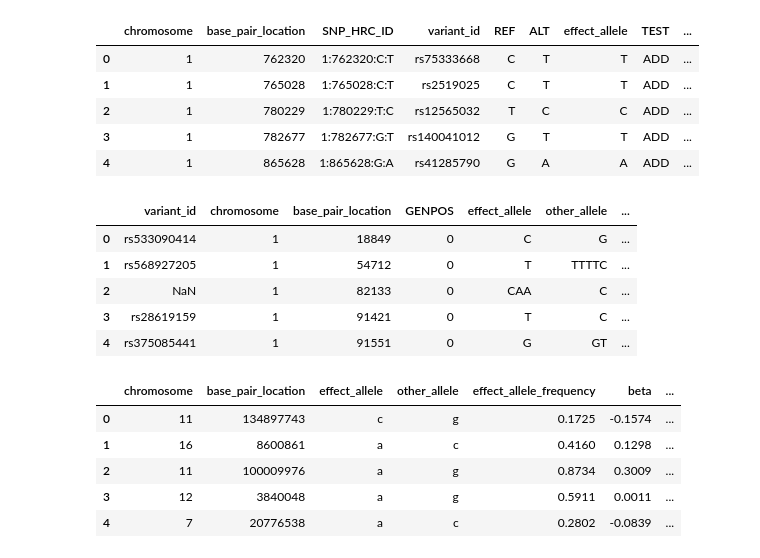
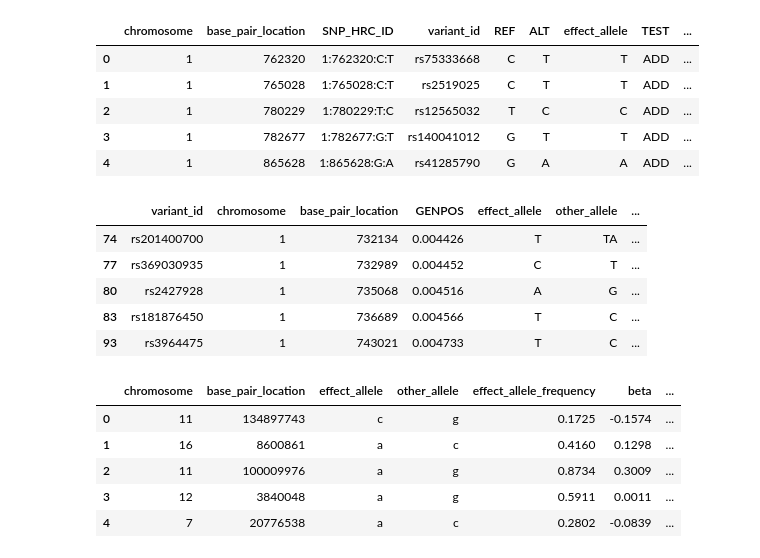
Before and after one commit to Aje026/Genetic-Overlap-in-Female-Biased-Disorders, a Jupyter notebook: GWAS_summary_statistics.ipynb, the cells around one changed output. Saved outputs shown, nothing was run; the diff lists cells and outputs as text; code cells hidden in the pictures.

```diff
--- a/GWAS_summary_statistics.ipynb
+++ b/GWAS_summary_statistics.ipynb
@@ -63,9 +63,8 @@ lupus_df.head()
 | 3 | 1 | rs117086422 | 845635 | t | c | -0.777 | 0.4374 |
 | 4 | 1 | rs28612348 | 846078 | t | c | -0.826 | 0.4090 |
 # %%
-prim_bil_df = pd.read_csv('biliary_chirrosis.tsv', sep='\t', comment='#', nrows=5)
+prim_bil_df = pd.read_csv('biliary_chirrosis.tsv', sep='\t', comment='#')
 """ prim_bil_df = prim_bil_df[['variant_id', 'p_value']]
 prim_bil_df = prim_bil_df.rename(columns={'variant_id':'rs_id'})
 other_dfs.append(prim_bil_df) """
-prim_bil_df.head()
 # %% [output]
@@ -123,9 +178,10 @@ rh_arthritis_df.head()
 | 3 | rs112832083 | 10 | 100000588 | C | T | -0.5309 | 0.9955 | ... |
 | 4 | rs7899632 | 10 | 100000625 | G | A | -0.0070 | 0.0153 | ... |
 # %%
-ms_df= pd.read_csv('ms.tsv', sep='\t', comment='#', nrows=5)
+ms_df= pd.read_csv('ms.tsv', sep='\t', comment='#')
+ms_df = ms_df[ms_df['variant_id'].notna()]
+ms_df.reset_index(drop=True, inplace=True)
 """ ms_df = ms_df[['variant_id', 'p_value']]
 ms_df = ms_df.rename(columns={'variant_id':'rs_id'})
 other_dfs.append(ms_df) """
-ms_df.head()
 # %% [output]
@@ -149,18 +202,20 @@ parkinsons_df.head()
 | 3 | 1 | 782677 | 1:782677:G:T | rs140041012 | G | T | T | ADD | ... |
 | 4 | 1 | 865628 | 1:865628:G:A | rs41285790 | G | A | A | ADD | ... |
 # %%
-migraine_df = pd.read_csv('migraine.tsv',sep='\t', comment='#', nrows=5)
+migraine_df = pd.read_csv('migraine.tsv',sep='\t', comment='#')
+migraine_df = migraine_df[migraine_df['p_value'] <= 0.05]
 """ migraine_df = migraine_df[['variant_id', 'p_value']]
 migraine_df.rename(columns={'variant_id':'rs_id'})
 other_dfs.append(migraine_df) """
+migraine_df.to_csv('migraine_filtered_pval.txt', sep='\t')
 migraine_df.head()
 # %% [output]
 |  | variant_id | chromosome | base_pair_location | GENPOS | effect_allele | other_allele | ... |
-| 0 | rs533090414 | 1 | 18849 | 0 | C | G | ... |
-| 1 | rs568927205 | 1 | 54712 | 0 | T | TTTTC | ... |
-| 2 | NaN | 1 | 82133 | 0 | CAA | C | ... |
-| 3 | rs28619159 | 1 | 91421 | 0 | T | C | ... |
-| 4 | rs375085441 | 1 | 91551 | 0 | G | GT | ... |
+| 74 | rs201400700 | 1 | 732134 | 0.004426 | T | TA | ... |
+| 77 | rs369030935 | 1 | 732989 | 0.004452 | C | T | ... |
+| 80 | rs2427928 | 1 | 735068 | 0.004516 | A | G | ... |
+| 83 | rs181876450 | 1 | 736689 | 0.004566 | T | C | ... |
+| 93 | rs3964475 | 1 | 743021 | 0.004733 | T | C | ... |
 # %%
 fibromyalgia_df = pd.read_csv('fibromyalgia_buildGRCh37.tsv', sep='\t')
 fibromyalgia_df.head()
```
Also changed, not shown: parts of 10 cells of this notebook, 3 other files.
